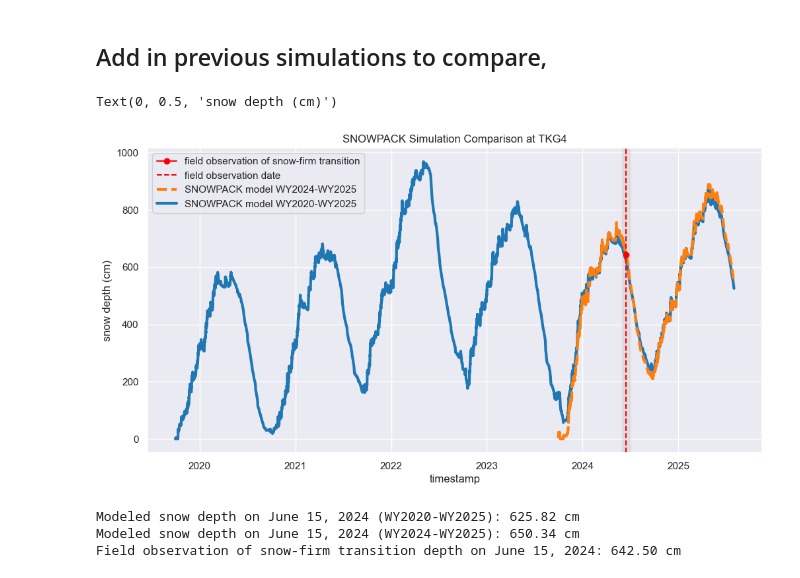
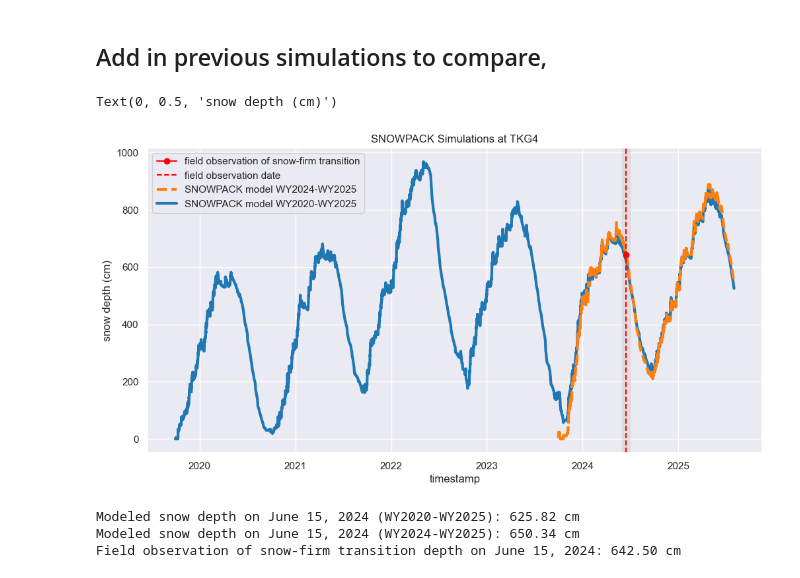
Before and after one commit to cassielumbrazo/snow_modeling_point, a Jupyter notebook: sites/tkg4/3_read_snowpack_output_WY2020-WY2025.ipynb, the cells around one changed output. Drawn from its saved outputs; the diff is of its cells as text; code cells hidden in the pictures.

```diff
--- a/sites/tkg4/3_read_snowpack_output_WY2020-WY2025.ipynb
+++ b/sites/tkg4/3_read_snowpack_output_WY2020-WY2025.ipynb
@@ -216,31 +211,31 @@ ds_snowpack_WY2024_25, header = read_smet("/home/cassie/python/models/run_snowpa
 # %%
 # and plot ds_snowpack and ds_snowpack_2 together for comparison
 ds_snowpack.HS_mod.plot(label = 'SNOWPACK model WY2020-WY2025', linewidth = 3, color='tab:blue')
 ds_snowpack_WY2024_25.HS_mod.plot(label = 'SNOWPACK model WY2024-WY2025', linewidth = 3, color='tab:orange', linestyle='--')
 
 # highlight the space between June 1 and July 1 in light grey fill
 plt.axvspan('2024-06-01', '2024-07-01', color='lightgrey', alpha=0.5)
 
 # add a vertical line at June 15, 2024 to indicate the date of the field observation
-plt.axvline(df_field['date'].iloc[0], color='red', linestyle='--', label='field observation date')
+plt.axvline(df_field_tkg4['date'].iloc[0], color='red', linestyle='--', label='field observation date')
 
 # add the snow depth measurement as a red marker at the date of the field observation
 # take the simulation snow depth from June 15 2024 and subtract the snow-firm transition depth to get the snow depth above the snow-firm transition, which is what we observed in the field
-snow_depth_WY2024 = ds_snowpack.HS_mod.sel(timestamp=df_field['date'].iloc[0], method='nearest').values
-# snow_depth_WY2024_above_transition = snow_depth_WY2024 - df_field['snow_firm_transition_depth_cm'].iloc[0]
-# plt.plot(df_field['date'].iloc[0], snow_depth_WY2024_above_transition, marker='o', color='red', label='field observation of snow-firm transition')
+snow_depth_WY2024 = ds_snowpack.HS_mod.sel(timestamp=df_field_tkg4['date'].iloc[0], method='nearest').values
+# snow_depth_WY2024_above_transition = snow_depth_WY2024 - df_field_tkg4['snow_firm_transition_depth_cm'].iloc[0]
+# plt.plot(df_field_tkg4['date'].iloc[0], snow_depth_WY2024_above_transition, marker='o', color='red', label='field observation of snow-firm transition')
 
 # plot df snow-firm
-plt.plot(df_field['date'], df_field['snow_firm_transition_depth_cm'], marker='o', color='red', label='field observation of snow-firm transition')
+plt.plot(df_field_tkg4['date'], df_field_tkg4['snow_firm_transition_depth_cm'], marker='o', color='red', label='field observation of snow-firm transition')
 
-plt.title('SNOWPACK Simulation Comparison at TKG4')
+plt.title('SNOWPACK Simulations at TKG4')
 
 # show the legend in the reverse order
 handles, labels = plt.gca().get_legend_handles_labels()
 plt.legend(handles[::-1], labels[::-1])
 plt.ylabel('snow depth (cm)')
 # %% [output]
 Text(0, 0.5, 'snow depth (cm)')
-[figure, old version]
+[figure, new version]
 # %%
 # what is the modeled snow depth on June 15, 2024 in each simulation?
```
Also changed, not shown: parts of 11 cells of this notebook, 1 other file.
